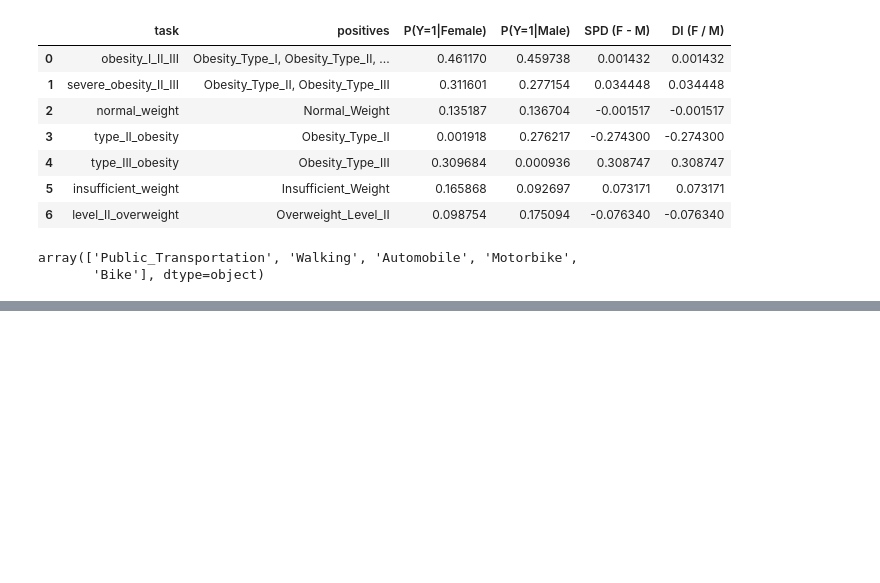
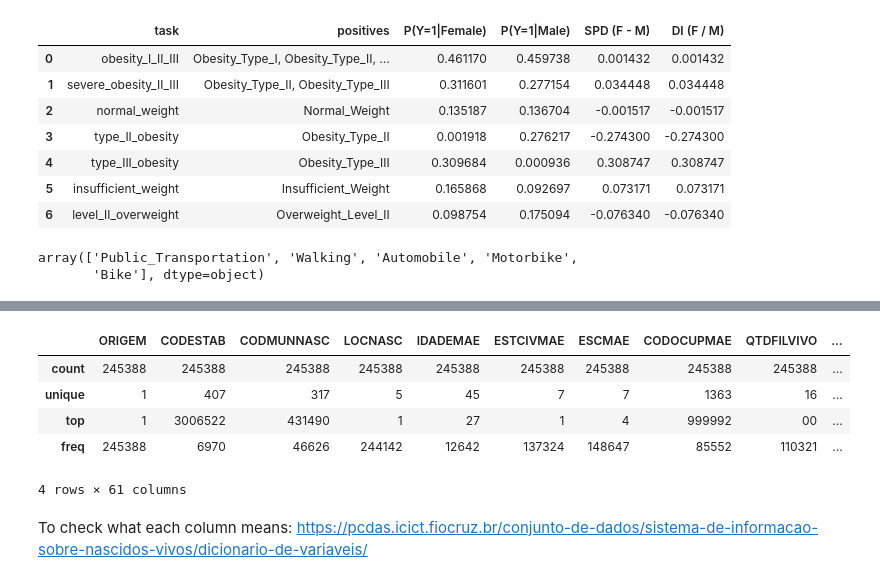
Before and after one commit to asvarella/intersectional-bias-fairness-healthcare, a Jupyter notebook: notebooks/init_datasets.ipynb, the cells around one changed output, grey strips where cells are left out. Saved outputs shown, nothing was run; the diff lists cells and outputs as text; code cells hidden in the pictures; blank space fills up the shorter version.

```diff
--- a/notebooks/init_datasets.ipynb
+++ b/notebooks/init_datasets.ipynb
@@ -361,0 +365,4 @@ df.to_csv(processed_data_path / f"7_obesity/7_obesity_pp.csv", index=False)
+# %%
+from pysus import sinasc, sim, sih
+
+df = sinasc(state="RS", year=range(2020, 2025), as_dataframe=True)
@@ -361,0 +390,11 @@ df.to_csv(processed_data_path / f"7_obesity/7_obesity_pp.csv", index=False)
+# %%
+df.describe()
+# %% [output]
+|  | ORIGEM | CODESTAB | CODMUNNASC | LOCNASC | IDADEMAE | ESTCIVMAE | ESCMAE | CODOCUPMAE | QTDFILVIVO | ... |
+| count | 245388 | 245388 | 245388 | 245388 | 245388 | 245388 | 245388 | 245388 | 245388 | ... |
+| unique | 1 | 407 | 317 | 5 | 45 | 7 | 7 | 1363 | 16 | ... |
+| top | 1 | 3006522 | 431490 | 1 | 27 | 1 | 4 | 999992 | 00 | ... |
+| freq | 245388 | 6970 | 46626 | 244142 | 12642 | 137324 | 148647 | 85552 | 110321 | ... |
+4 rows × 61 columns
+# %% [markdown]
+To check what each column means: https://pcdas.icict.fiocruz.br/conjunto-de-dados/sistema-de-informacao-sobre-nascidos-vivos/dicionario-de-variaveis/
```
Also changed, not shown: parts of 23 cells of this notebook, 20 other files.
